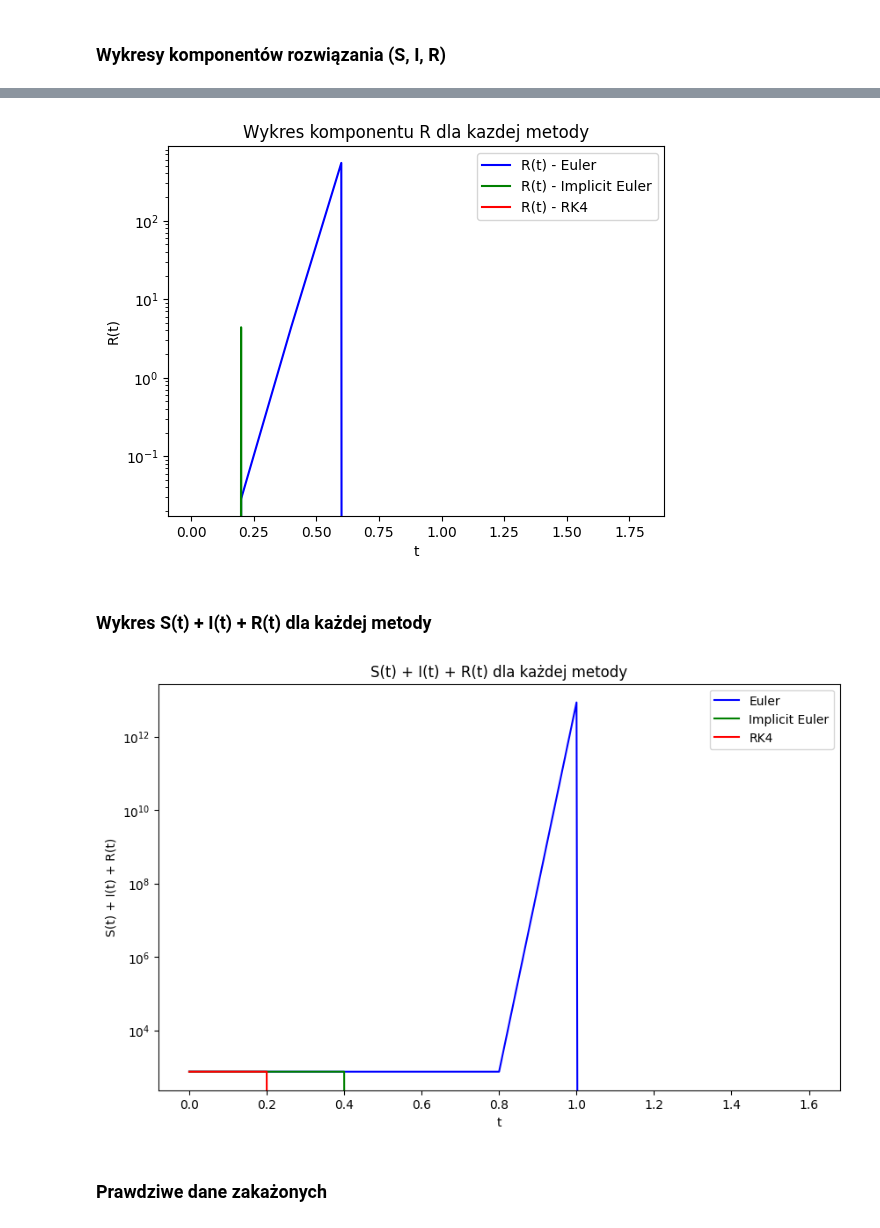
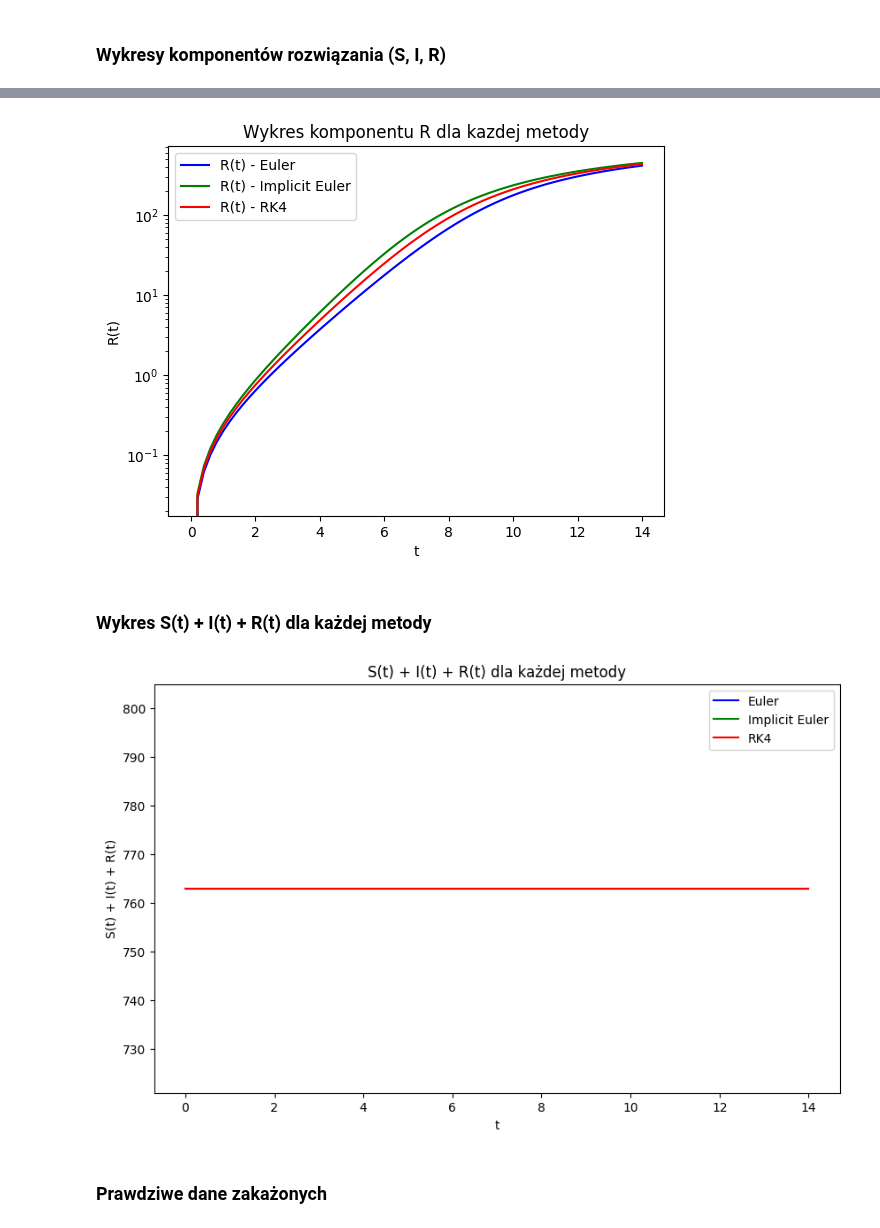
Before and after one commit to arturgesiarz/CalculationTechMethods-Course, a Jupyter notebook: lab09/ex3.ipynb, the cells around one changed output, grey strips where cells are left out. Cells and saved outputs as stored; diff of their text form; code cells hidden in the pictures.

```diff
--- a/lab09/ex3.ipynb
+++ b/lab09/ex3.ipynb
@@ -10,8 +12,8 @@ from scipy.optimize import minimize
 # %% [markdown]
 ### Parametry modelu
 # %%
-beta = 1
-gamma = 1 / 7
+beta = 1.0
+gamma = 1.0 / 7.0
 # %% [markdown]
 ### Warunki początkowe
 # %%
@@ -29,10 +31,10 @@ t_eval = np.arange(0, 14.2, 0.2)
 # %%
 def sir_model(t, y, beta, gamma):
     S, I, R = y
-    dSdt = -beta * I * S
-    dIdt = beta * I * S - gamma * I
-    dRdt = gamma * I
-    return [dSdt, dIdt, dRdt]
+    dSdt = np.array(-beta / N * I * S)
+    dIdt = np.array(beta / N * I * S - gamma * I)
+    dRdt = np.array(gamma * I)
+    return np.array([dSdt, dIdt, dRdt])
 # %% [markdown]
 ### Metoda jawna Eulera
 # %%
@@ -133,22 +135,21 @@ plt.yscale('log')
 plt.legend()
 plt.show()
 # %% [output]
-[figure, old version]
+[figure, new version]
 # %% [markdown]
 ### Wykres S(t) + I(t) + R(t) dla każdej metody
 # %%
 plt.figure(figsize=(10, 6))
 plt.plot(t_euler, y_euler[:, 0] + y_euler[:, 1] + y_euler[:, 2], 'b', label='Euler')
 plt.plot(t_implicit_euler, y_implicit_euler[:, 0] + y_implicit_euler[:, 1] + y_implicit_euler[:, 2], 'g', label='Implicit Euler')
 plt.plot(t_rk4, y_rk4[:, 0] + y_rk4[:, 1] + y_rk4[:, 2], 'r', label='RK4')
 plt.xlabel('t')
 plt.ylabel('S(t) + I(t) + R(t)')
-plt.yscale('log')
 plt.legend()
 plt.title('S(t) + I(t) + R(t) dla każdej metody')
 plt.show()
 # %% [output]
-[figure, old version]
+[figure, new version]
 # %% [markdown]
 ### Prawdziwe dane zakażonych
 # %%
```
Also changed, not shown: parts of 12 cells of this notebook.
